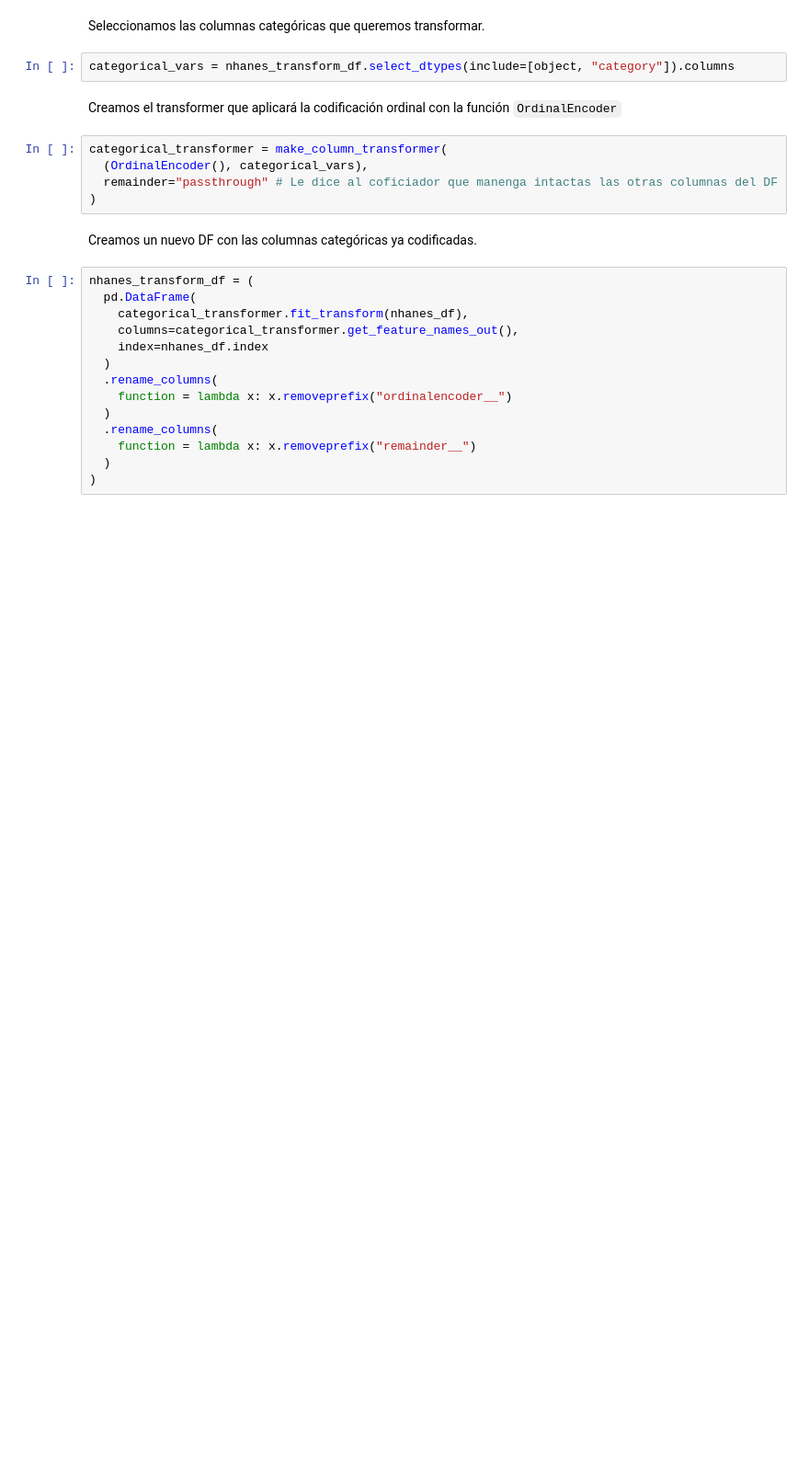
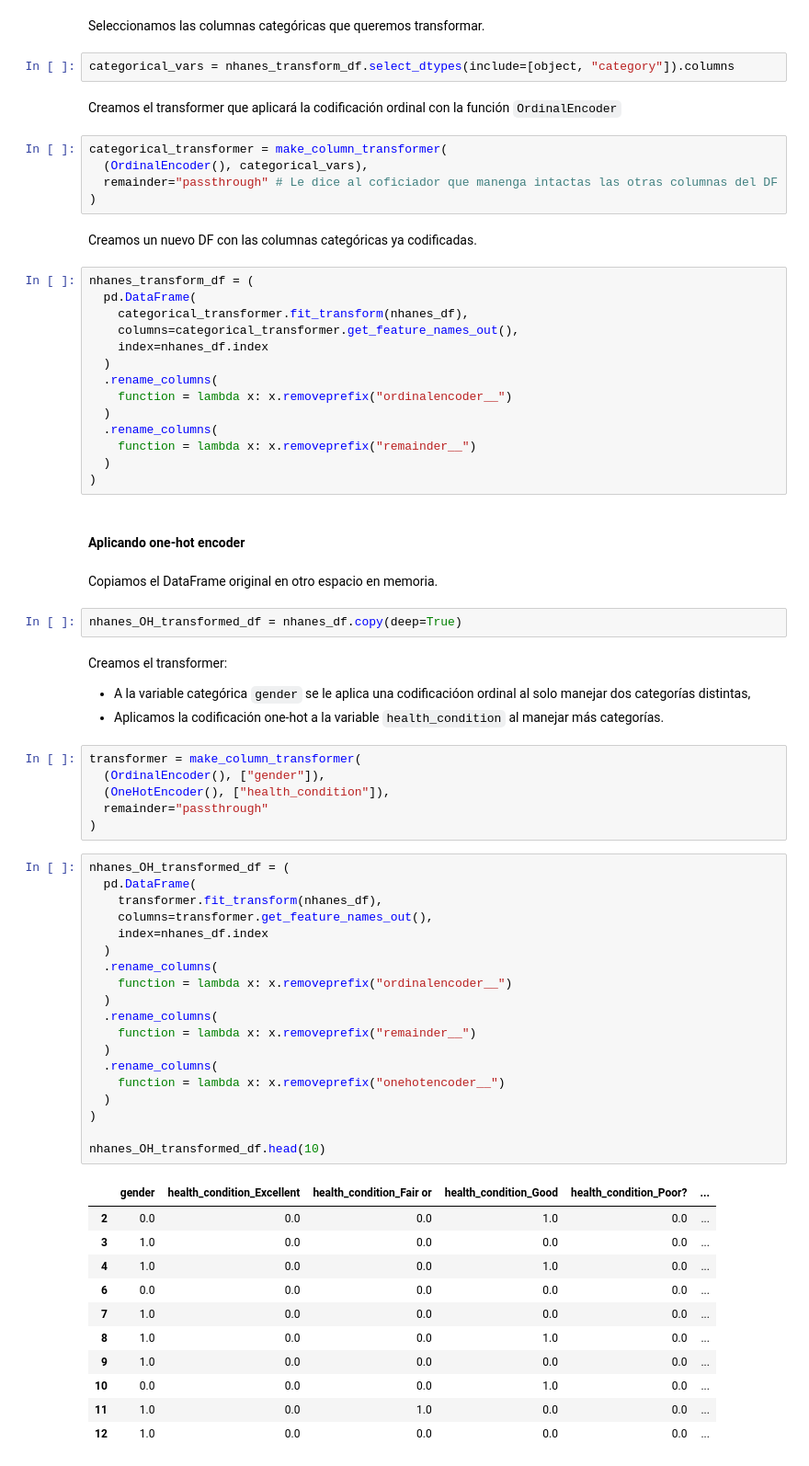
Before and after one commit to pahoalapizco/exploration_missing_values, a Jupyter notebook: notebooks/2.2-Imputation_missing_values-analysis.ipynb, the cells around one changed output. Shown at 92% size. Saved outputs shown, nothing was run; the diff lists cells and outputs as text; blank space fills up the shorter version.

```diff
--- a/notebooks/2.2-Imputation_missing_values-analysis.ipynb
+++ b/notebooks/2.2-Imputation_missing_values-analysis.ipynb
@@ -174,3 +174,50 @@ nhanes_transform_df = (
     function = lambda x: x.removeprefix("remainder__")
   )
 )
+# %% [markdown]
+#### Aplicando one-hot encoder
+# %% [markdown]
+Copiamos el DataFrame original en otro espacio en memoria.
+# %%
+nhanes_OH_transformed_df = nhanes_df.copy(deep=True)
+# %% [markdown]
+Creamos el transformer:
+- A la variable categórica `gender` se le aplica una codificacióon ordinal al solo manejar dos categorías distintas,
+- Aplicamos la codificación one-hot a la variable `health_condition` al manejar más categorías.
+# %%
+transformer = make_column_transformer(
+  (OrdinalEncoder(), ["gender"]),
+  (OneHotEncoder(), ["health_condition"]),
+  remainder="passthrough"
+)
+# %%
+nhanes_OH_transformed_df = (
+  pd.DataFrame(
+    transformer.fit_transform(nhanes_df),
+    columns=transformer.get_feature_names_out(),
+    index=nhanes_df.index
+  )
+  .rename_columns(
+    function = lambda x: x.removeprefix("ordinalencoder__")
+  )
+  .rename_columns(
+    function = lambda x: x.removeprefix("remainder__")
+  )
+  .rename_columns(
+    function = lambda x: x.removeprefix("onehotencoder__")
+  )
+)
+
+nhanes_OH_transformed_df.head(10)
+# %% [output]
+|  | gender | health_condition_Excellent | health_condition_Fair or | health_condition_Good | health_condition_Poor? | ... |
+| 2 | 0.0 | 0.0 | 0.0 | 1.0 | 0.0 | ... |
+| 3 | 1.0 | 0.0 | 0.0 | 0.0 | 0.0 | ... |
+| 4 | 1.0 | 0.0 | 0.0 | 1.0 | 0.0 | ... |
+| 6 | 0.0 | 0.0 | 0.0 | 0.0 | 0.0 | ... |
+| 7 | 1.0 | 0.0 | 0.0 | 0.0 | 0.0 | ... |
+| 8 | 1.0 | 0.0 | 0.0 | 1.0 | 0.0 | ... |
+| 9 | 1.0 | 0.0 | 0.0 | 0.0 | 0.0 | ... |
+| 10 | 0.0 | 0.0 | 0.0 | 1.0 | 0.0 | ... |
+| 11 | 1.0 | 0.0 | 1.0 | 0.0 | 0.0 | ... |
+| 12 | 1.0 | 0.0 | 0.0 | 0.0 | 0.0 | ... |
```
Also changed, not shown: parts of 4 cells of this notebook.
